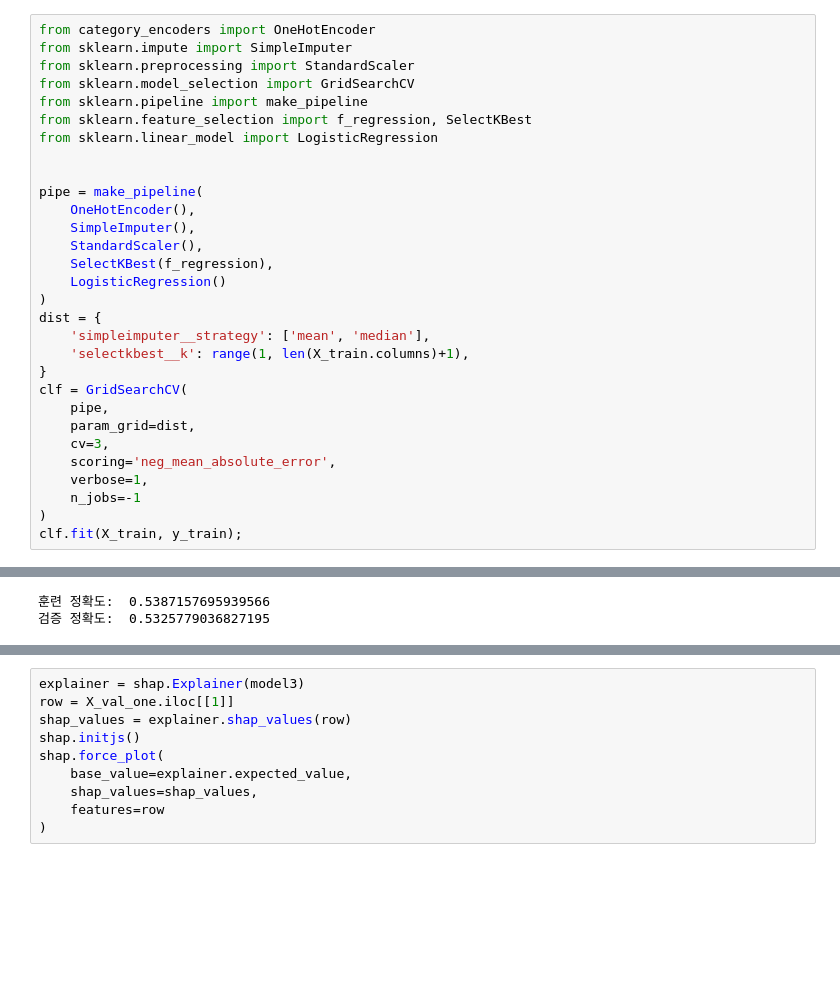
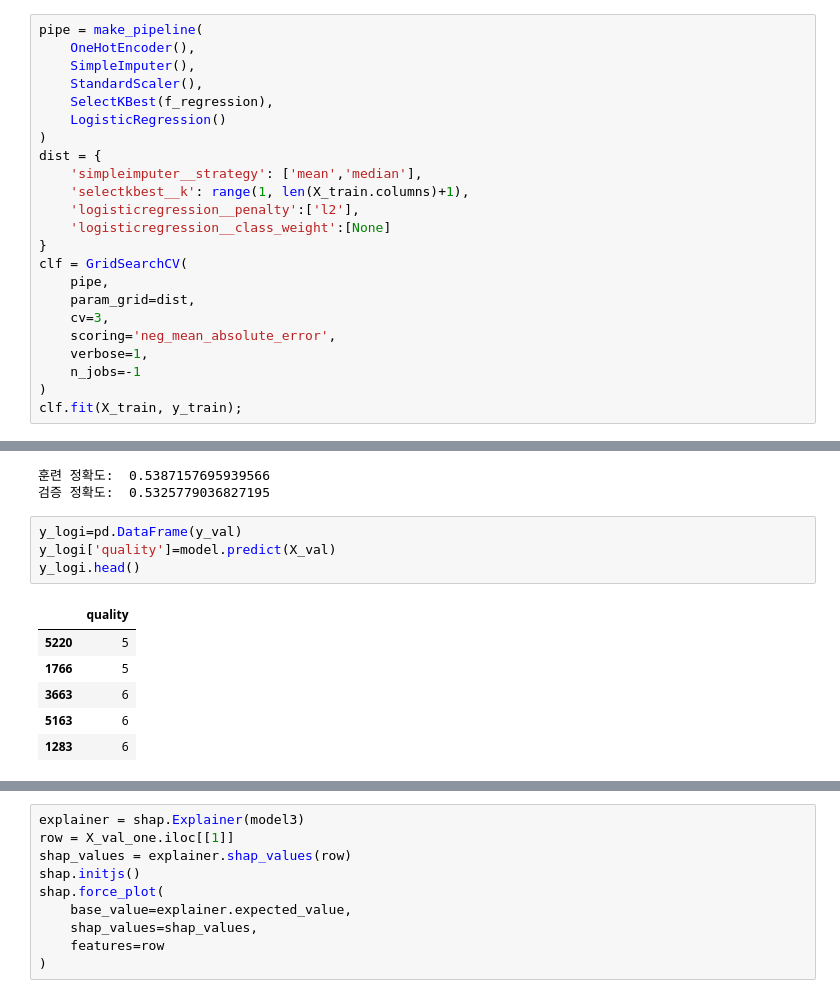
Before and after one commit to bon-u/S2project, a Jupyter notebook: AI07_S2P_구본우.ipynb, the cells around one changed output, grey strips where cells are left out. Drawn from its saved outputs; the diff is of its cells as text; blank space fills up the shorter version.

```diff
--- a/AI07_S2P_구본우.ipynb
+++ b/AI07_S2P_구본우.ipynb
@@ -92,13 +187,4 @@ X_train,X_val,y_train,y_val=train_test_split(data,tg,test_size=0.2, random_state
 # %%
-from category_encoders import OneHotEncoder
-from sklearn.impute import SimpleImputer
-from sklearn.preprocessing import StandardScaler
-from sklearn.model_selection import GridSearchCV
-from sklearn.pipeline import make_pipeline
-from sklearn.feature_selection import f_regression, SelectKBest
-from sklearn.linear_model import LogisticRegression
-
-
 pipe = make_pipeline(
     OneHotEncoder(),
     SimpleImputer(),
@@ -107,8 +193,10 @@ pipe = make_pipeline(
     LogisticRegression()
 )
 dist = {
-    'simpleimputer__strategy': ['mean', 'median'],
+    'simpleimputer__strategy': ['mean','median'],
     'selectkbest__k': range(1, len(X_train.columns)+1),
+    'logisticregression__penalty':['l2'],
+    'logisticregression__class_weight':[None]
 }
 clf = GridSearchCV(
     pipe,
@@ -138,3 +226,14 @@ print('검증 정확도: ', model.score(X_val, y_val))
 # %% [output]
 훈련 정확도:  0.5387157695939566
 검증 정확도:  0.5325779036827195
+# %%
+y_logi=pd.DataFrame(y_val)
+y_logi['quality']=model.predict(X_val)
+y_logi.head()
+# %% [output]
+|  | quality |
+| 5220 | 5 |
+| 1766 | 5 |
+| 3663 | 6 |
+| 5163 | 6 |
+| 1283 | 6 |
```
Also changed, not shown: parts of 25 cells of this notebook.
